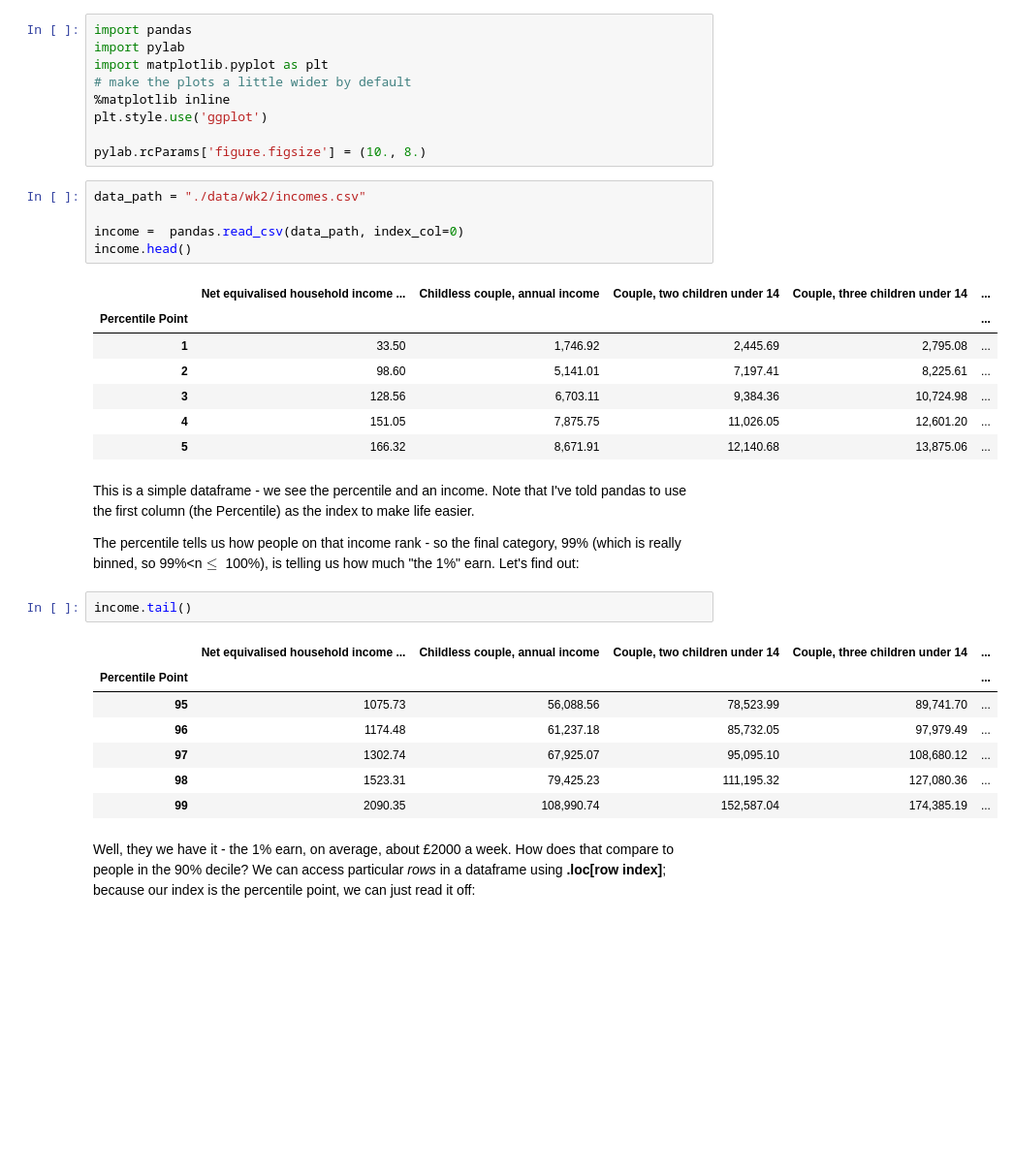
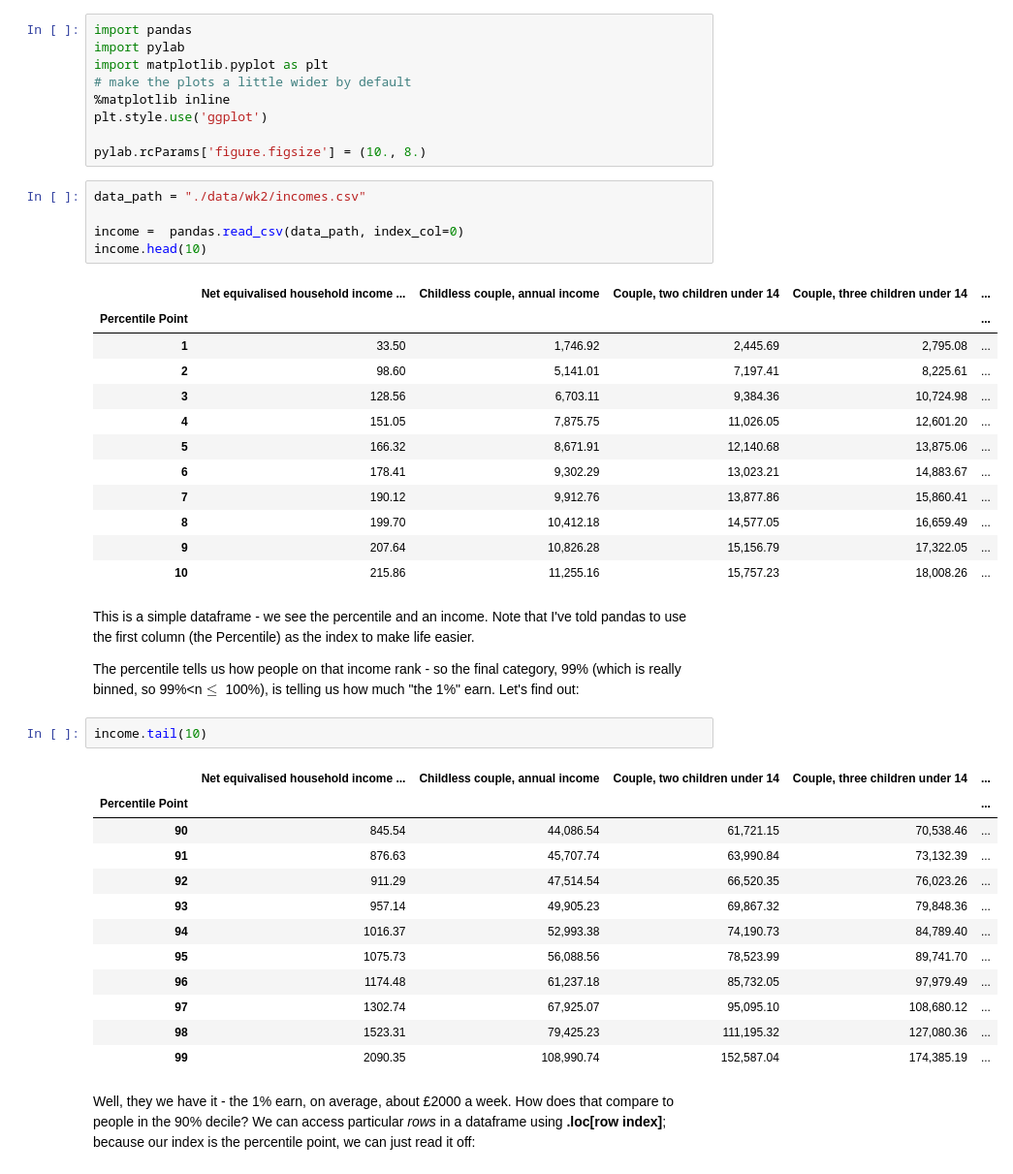
Before and after one commit to alxbxck/QM2, a Jupyter notebook: notebooks/W02. Pandas.ipynb, the cells around one changed output. Shown at 97% size. Drawn from its saved outputs; the diff is of its cells as text; blank space fills up the shorter version.

```diff
--- a/notebooks/W02. Pandas.ipynb
+++ b/notebooks/W02. Pandas.ipynb
@@ -56,25 +53,35 @@ pylab.rcParams['figure.figsize'] = (10., 8.)
 # %%
 data_path = "./data/wk2/incomes.csv"
 
 income =  pandas.read_csv(data_path, index_col=0)
-income.head()
+income.head(10)
 # %% [output]
 |  | Net equivalised household income ... | Childless couple, annual income | Couple, two children under 14 | Couple, three children under 14 | ... |
 | Percentile Point |  |  |  |  | ... |
 | 1 | 33.50 | 1,746.92 | 2,445.69 | 2,795.08 | ... |
 | 2 | 98.60 | 5,141.01 | 7,197.41 | 8,225.61 | ... |
 | 3 | 128.56 | 6,703.11 | 9,384.36 | 10,724.98 | ... |
 | 4 | 151.05 | 7,875.75 | 11,026.05 | 12,601.20 | ... |
 | 5 | 166.32 | 8,671.91 | 12,140.68 | 13,875.06 | ... |
+| 6 | 178.41 | 9,302.29 | 13,023.21 | 14,883.67 | ... |
+| 7 | 190.12 | 9,912.76 | 13,877.86 | 15,860.41 | ... |
+| 8 | 199.70 | 10,412.18 | 14,577.05 | 16,659.49 | ... |
+| 9 | 207.64 | 10,826.28 | 15,156.79 | 17,322.05 | ... |
+| 10 | 215.86 | 11,255.16 | 15,757.23 | 18,008.26 | ... |
 # %% [markdown]
 This is a simple dataframe - we see the percentile and an income. Note that I've told pandas to use the first column (the Percentile) as the index to make life easier.
 
 The percentile tells us how people on that income rank - so the final category, 99% (which is really binned, so 99%<n$\leq$ 100%), is telling us how much "the 1%" earn. Let's find out:
 # %%
-income.tail()
+income.tail(10)
 # %% [output]
 |  | Net equivalised household income ... | Childless couple, annual income | Couple, two children under 14 | Couple, three children under 14 | ... |
 | Percentile Point |  |  |  |  | ... |
+| 90 | 845.54 | 44,086.54 | 61,721.15 | 70,538.46 | ... |
+| 91 | 876.63 | 45,707.74 | 63,990.84 | 73,132.39 | ... |
+| 92 | 911.29 | 47,514.54 | 66,520.35 | 76,023.26 | ... |
+| 93 | 957.14 | 49,905.23 | 69,867.32 | 79,848.36 | ... |
+| 94 | 1016.37 | 52,993.38 | 74,190.73 | 84,789.40 | ... |
 | 95 | 1075.73 | 56,088.56 | 78,523.99 | 89,741.70 | ... |
 | 96 | 1174.48 | 61,237.18 | 85,732.05 | 97,979.49 | ... |
 | 97 | 1302.74 | 67,925.07 | 95,095.10 | 108,680.12 | ... |
```
Also changed, not shown: parts of 36 cells of this notebook.
